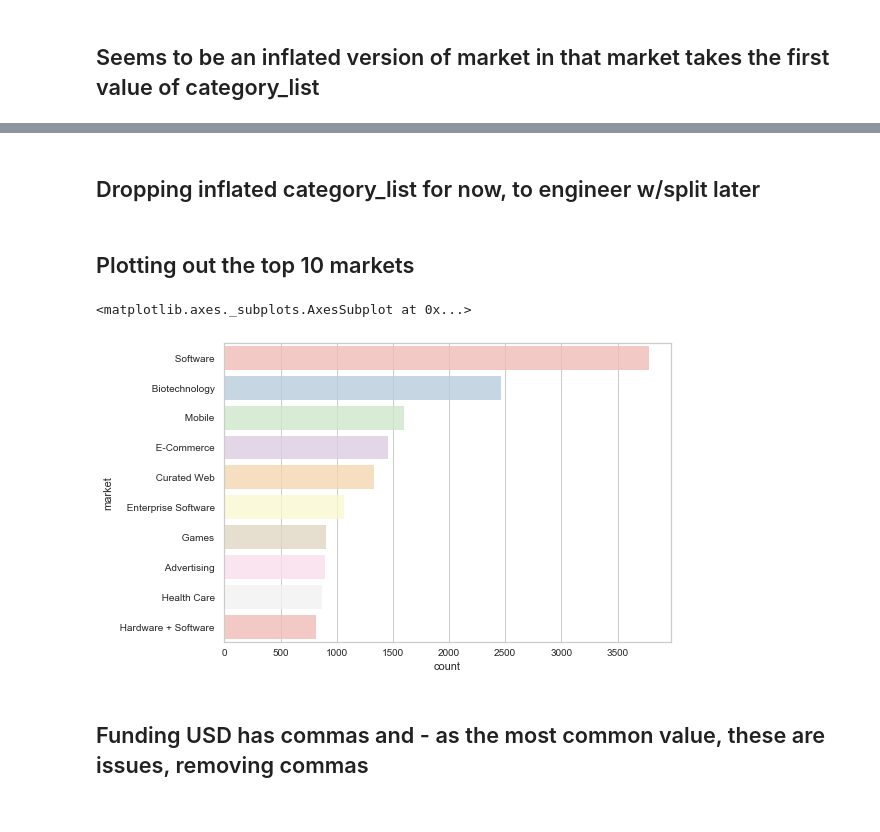
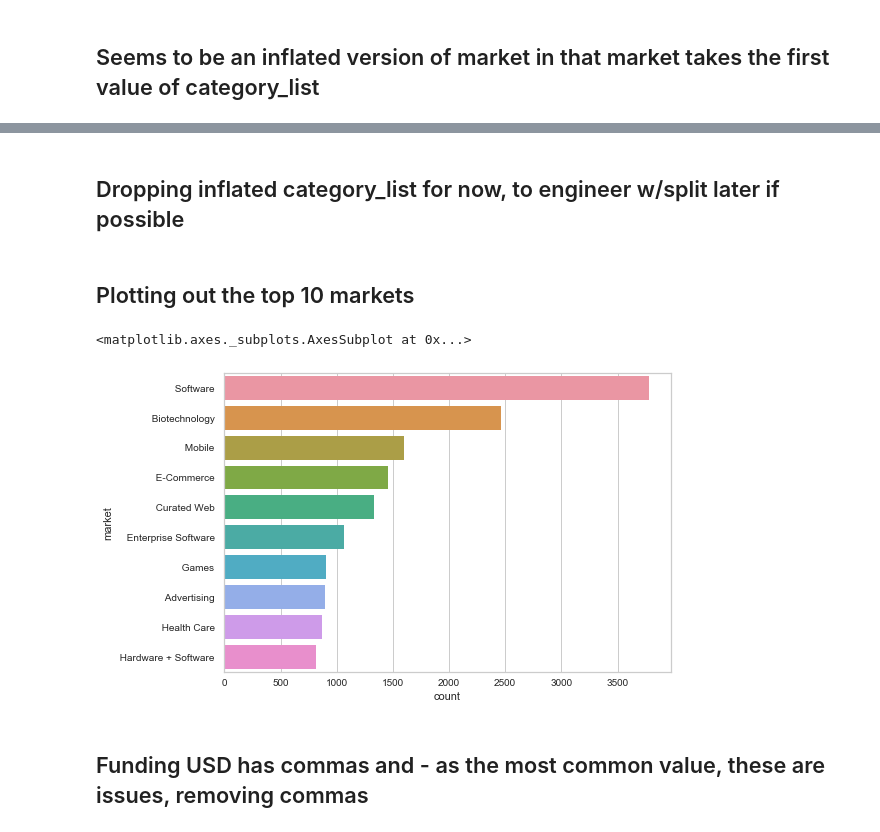
Before and after one commit to MichaelBurak/crunchbase-analysis, a Jupyter notebook: crunchbase-analysis.ipynb, the cells around one changed output, grey strips where cells are left out. Cells and saved outputs as stored; diff of their text form; code cells hidden in the pictures.

```diff
--- a/crunchbase-analysis.ipynb
+++ b/crunchbase-analysis.ipynb
@@ -163,16 +198,16 @@ Name: category_list, Length: 15059, dtype: int64
 Name: market, Length: 736, dtype: int64
 # %% [markdown]
-## Dropping inflated category_list for now, to engineer w/split later
+## Dropping inflated category_list for now, to engineer w/split later if possible
 # %%
 df.drop('category_list',axis=1,inplace=True)
 # %% [markdown]
 ## Plotting out the top 10 markets
 # %%
-sns.countplot(y="market",data=df, palette='Pastel1', alpha=0.8,
+sns.countplot(y="market",data=df,
               order=df.market.value_counts().iloc[:10].index)
 # %% [output]
 <matplotlib.axes._subplots.AxesSubplot at 0x...>
-[figure, old version]
+[figure, new version]
 # %% [markdown]
 ## Funding USD has commas and - as the most common value, these are issues, removing commas
 # %%
```
Also changed, not shown: parts of 104 cells of this notebook.
